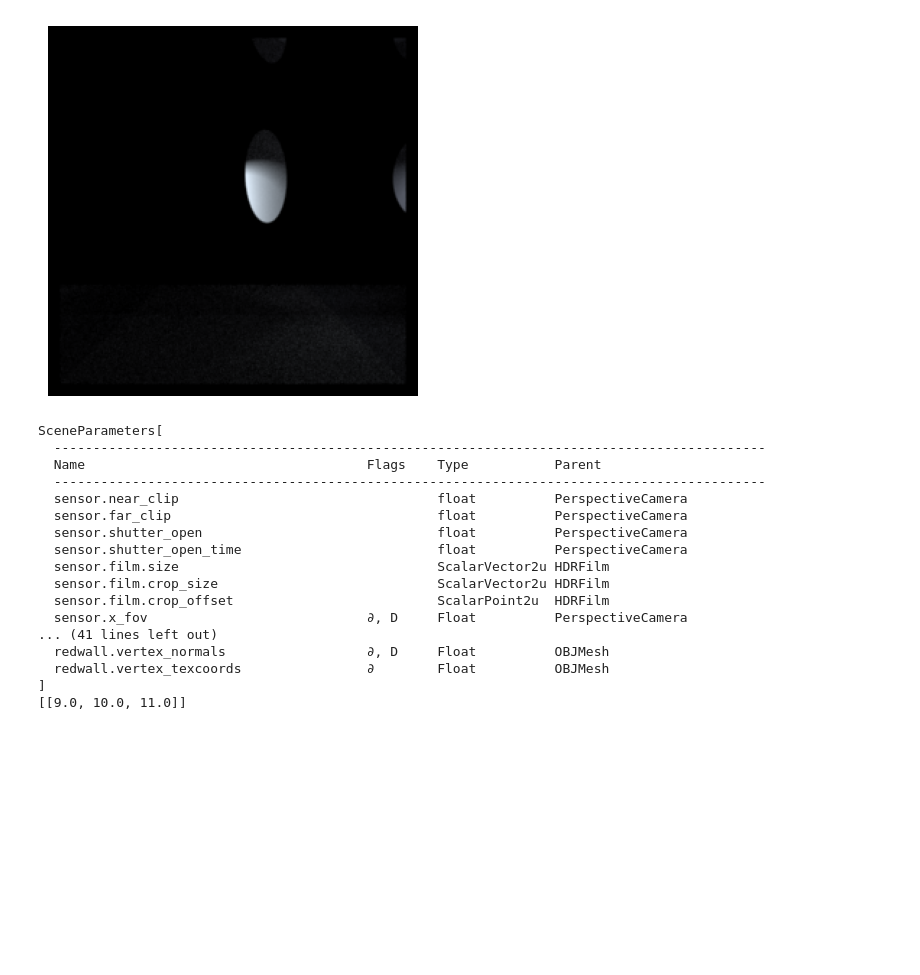
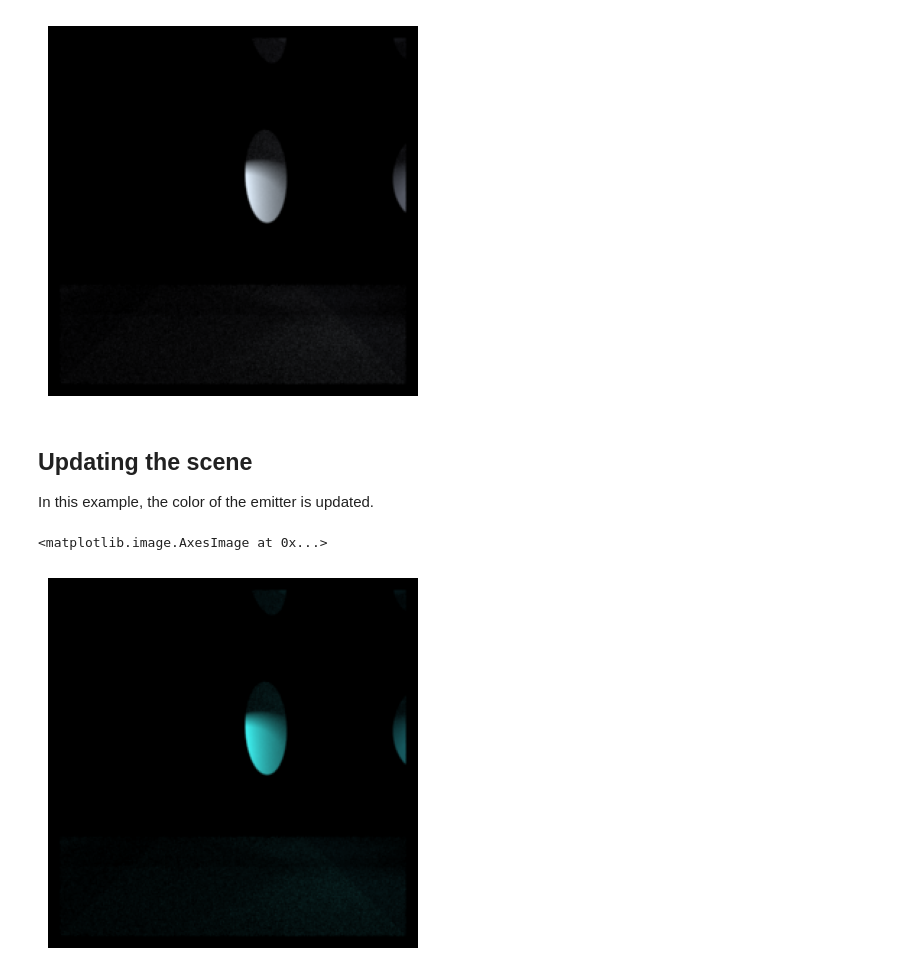
Before and after one commit to BNLNPPS/esi-mitsuba-sandbox, a Jupyter notebook: notebooks/mitsuba_emitter_1.ipynb, the cells around one changed output. Saved outputs shown, nothing was run; the diff lists cells and outputs as text; code cells hidden in the pictures; blank space fills up the shorter version.

```diff
--- a/notebooks/mitsuba_emitter_1.ipynb
+++ b/notebooks/mitsuba_emitter_1.ipynb
@@ -34,31 +34,21 @@ plt.imshow(img1 ** (1.0 / 1.7))
 # %% [output]
 <matplotlib.image.AxesImage at 0x...>
 [figure]
+# %% [markdown]
+## Updating the scene
+
+In this example, the color of the emitter is updated.
 # %%
 scene   = mi.load_file("../scenes/diskbox.xml")
 params = mi.traverse(scene)
-print(params)
-print(params["SpotLight.intensity.value"])
+# print(params)
+#print(params["SpotLight.intensity.value"])
 
 params['SpotLight.intensity.value'] = [1., 10., 10.]
-# Apply changes
 params.update();
-print(params["SpotLight.intensity.value"])
+img1    = mi.render(scene, spp=128)
+plt.axis("off")
+plt.imshow(img1 ** (1.0 / 1.7))
 # %% [output]
-SceneParameters[
-  -------------------------------------------------------------------------------------------
-  Name                                    Flags    Type           Parent
-  -------------------------------------------------------------------------------------------
-  sensor.near_clip                                 float          PerspectiveCamera
-  sensor.far_clip                                  float          PerspectiveCamera
-  sensor.shutter_open                              float          PerspectiveCamera
-  sensor.shutter_open_time                         float          PerspectiveCamera
-  sensor.film.size                                 ScalarVector2u HDRFilm
-  sensor.film.crop_size                            ScalarVector2u HDRFilm
-  sensor.film.crop_offset                          ScalarPoint2u  HDRFilm
-  sensor.x_fov                            ∂, D     Float          PerspectiveCamera
-... (41 lines left out)
-  redwall.vertex_normals                  ∂, D     Float          OBJMesh
-  redwall.vertex_texcoords                ∂        Float          OBJMesh
-]
-[[9.0, 10.0, 11.0]]
+<matplotlib.image.AxesImage at 0x...>
+[figure, added]
```
